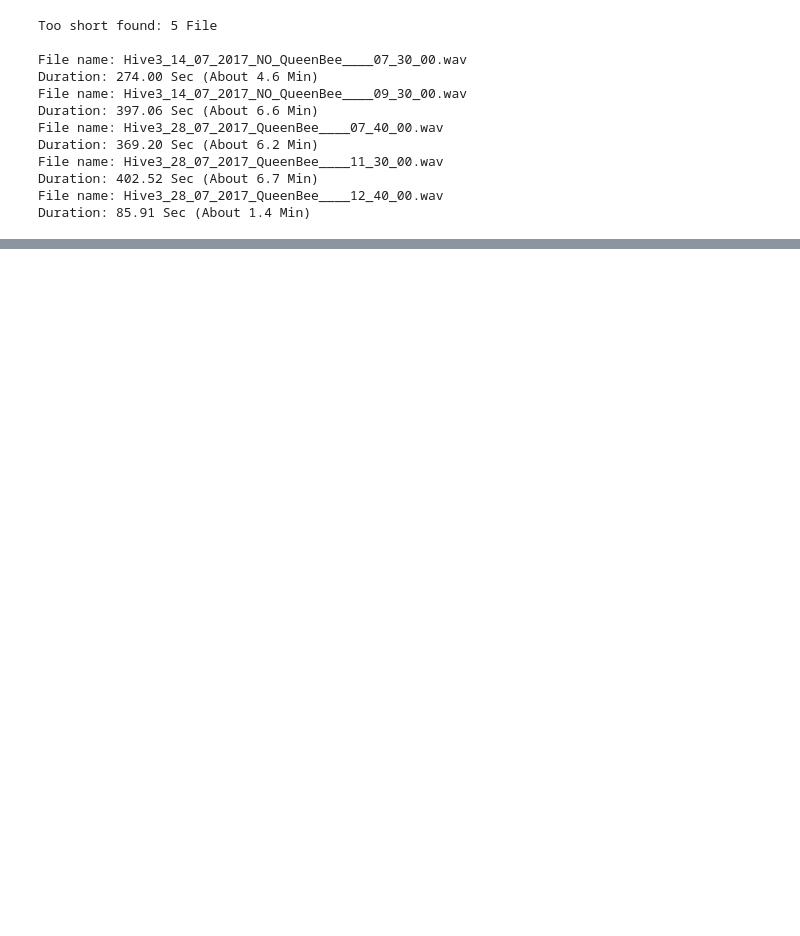
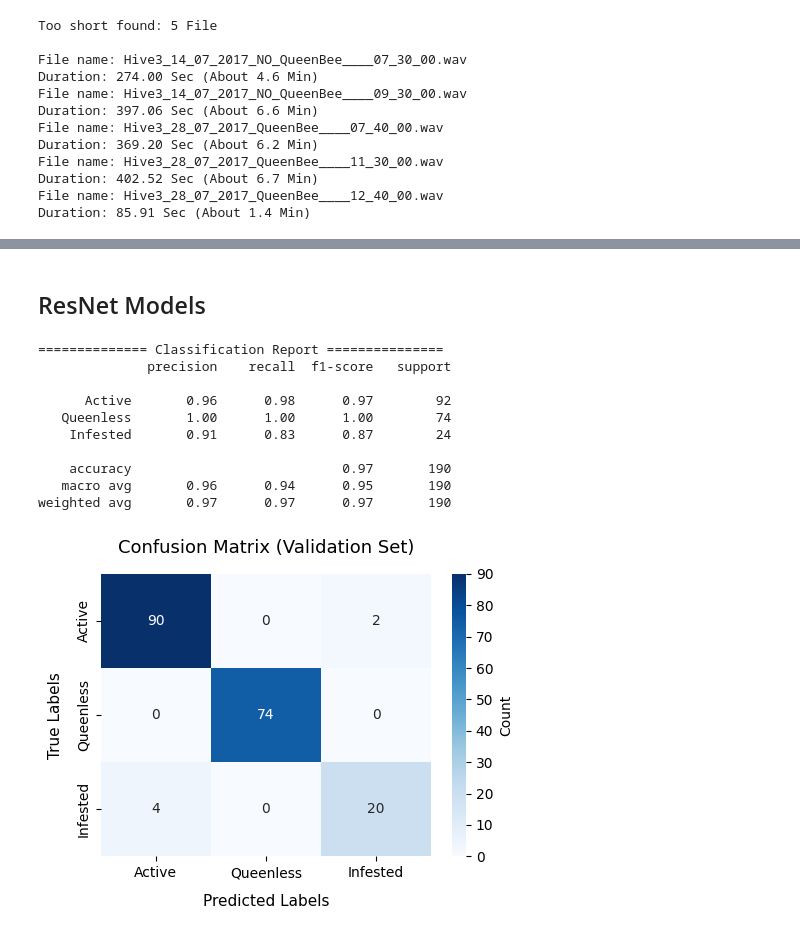
Before and after one commit to jadjadjade002/aib-apisacoustic, a Jupyter notebook: apisacoustic.ipynb, the cells around one changed output, grey strips where cells are left out. Cells and saved outputs as stored; diff of their text form; code cells hidden in the pictures; blank space fills up the shorter version.

Commit message:
Down sample for balance class, ResNet Model (152), MobileNetV4HybridLarge, MobileNetv3 -> Small, Large

```diff
--- a/apisacoustic.ipynb
+++ b/apisacoustic.ipynb
@@ -69,7 +85,6 @@ df_audio['Tag number'] = df_audio['Tag number'].astype(int)
 df_frdr['Tag number'] = df_frdr['Tag number'].astype(int)
 df_frdr['Date'] = pd.to_datetime(df_frdr['Date']).dt.strftime('%Y-%m-%d')
 
-# ทำไว้ใช้กันแถว infested ซ้ำกับ active
 df_frdr_sorted = df_frdr.sort_values(by=['Date', 'Tag number', 'Category'], ascending=[True, True, False])
 df_frdr_clean = df_frdr_sorted.drop_duplicates(subset=['Date', 'Tag number'], keep='first')
 merge_df = pd.merge(df_audio, df_frdr_clean, on=['Date', 'Tag number'], how='inner')
@@ -88,7 +103,7 @@ merge_df['target_Class'] = merge_df.apply(check_class, axis=1)
 # Check Other / Ignored (deaded bee)
 # print(merge_df[merge_df['target_Class'] == 'Others / Ignored'])
 
-for index, row in merge_df.iterrows():
-    print(f"{index}. File: {row['Filename']} | {row['target_Class']}")
+# for index, row in merge_df.iterrows():
+#     print(f"{index}. File: {row['Filename']} | {row['target_Class']}")
 print(merge_df['target_Class'].value_counts())
 # %% [output]
@@ -302,6 +266,11 @@ total_frdr_hives = len(frdr_hives)
 
 print(f"Total FRDR Hive: {total_frdr_hives} hives")
 print(f"FRDR Name list: {sorted(frdr_hives)}")
+counts = df_audio['Tag number'].value_counts().sort_index()
+print(f"Total FRDR Hive: {total_frdr_hives} hives")
+print("Files per hive:")
+for hive, cnt in counts.items():
+        print(f"  Hive {hive}: {cnt} files")
 # %% [output]
 Total FRDR Hive: 9 hives
 FRDR Name list: [np.int64(6), np.int64(3627), np.int64(3628), np.int64(3631), np.int64(3640), np.int64(3690), np.int64(3691), np.int64(3692), np.int64(3693)]
@@ -455,0 +585,4 @@ Hive3            230       28        30    288
+# %%
+import timm
+models = timm.list_models('*modelv4*')
+print(models)
@@ -455,0 +711,2 @@ Hive3            230       28        30    288
+# %% [markdown]
+## ResNet Models
@@ -455,0 +810,49 @@ Hive3            230       28        30    288
+# %%
+def plot_metrics(model, dataloader, device, class_names, split_name=None):
+    model.eval()
+    all_preds = []
+    all_labels = []
+
+    desc = f"Processing ({split_name})" if split_name else "Processing"
+    with torch.no_grad():
+        for images, labels in dataloader:
+            images = images.to(device)
+            outputs = model(images)
+            _, predicted = outputs.max(1)
+
+            all_preds.extend(predicted.cpu().numpy())
+            all_labels.extend(labels.numpy())
+
+    print("============== Classification Report ===============")
+    print(classification_report(all_labels, all_preds, target_names=class_names))
+
+    cm = confusion_matrix(all_labels, all_preds)
+    fig, ax = plt.subplots(figsize=(5, 4))
+    sns.heatmap(cm, annot=True, fmt='d', cmap='Blues',
+                xticklabels=class_names, yticklabels=class_names, ax=ax, cbar_kws={'label': 'Count'})
+
+    ax.set_xlabel('Predicted Labels', fontsize=11, labelpad=10)
+    ax.set_ylabel('True Labels', fontsize=11, labelpad=10)
+    title = 'Confusion Matrix'
+    if split_name:
+        title += f" ({split_name})"
+    ax.set_title(title, fontsize=13, pad=15)
+    plt.tight_layout()
+    plt.show()
+
+    return all_preds, all_labels
+
+class_labels = ['Active', 'Queenless', 'Infested']
+val_preds, val_labels = plot_metrics(mobilenet, val_loader, DEVICE, class_labels, split_name="Validation Set")
+# %% [output]
+============== Classification Report ===============
+              precision    recall  f1-score   support
+
+      Active       0.96      0.98      0.97        92
+   Queenless       1.00      1.00      1.00        74
+    Infested       0.91      0.83      0.87        24
+
+    accuracy                           0.97       190
+   macro avg       0.96      0.94      0.95       190
+weighted avg       0.97      0.97      0.97       190
+[figure, added]
```
Also changed, not shown: parts of 23 cells of this notebook, 9 other files.
